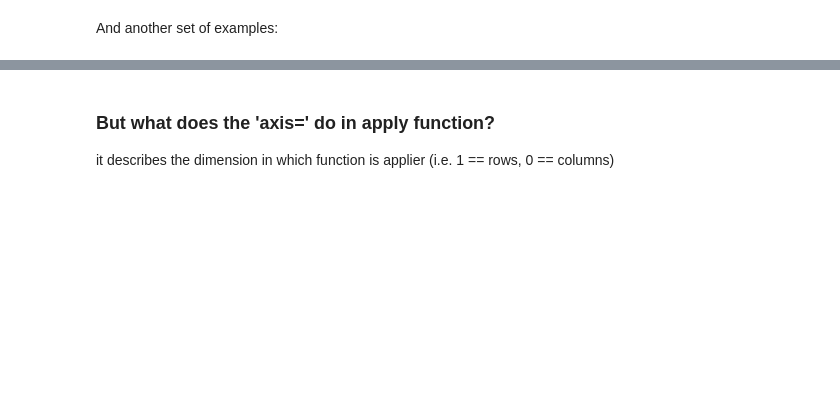
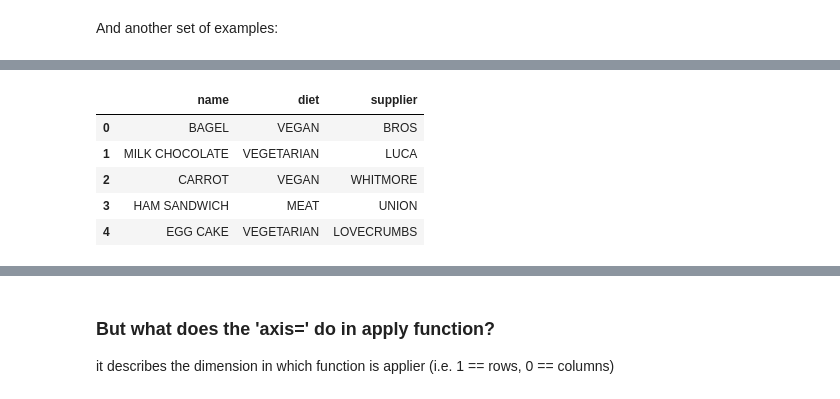
Before and after one commit to DrBenjamin/Applied-Software-Development-in-Health-and-Social-Care, a Jupyter notebook: 2_1_Learning_materials/B21 Pandas - data manipulation with Numpy and Panda v2.0.ipynb, the cells around one changed output, grey strips where cells are left out. Drawn from its saved outputs; the diff is of its cells as text; code cells hidden in the pictures; blank space fills up the shorter version.

```diff
--- a/2_1_Learning_materials/B21 Pandas - data manipulation with Numpy and Panda v2.0.ipynb
+++ b/2_1_Learning_materials/B21 Pandas - data manipulation with Numpy and Panda v2.0.ipynb
@@ -546,13 +758,21 @@ foods
 # %%
 foods = pd.DataFrame({
     'name': ['Bagel', 'Milk Chocolate', 'Carrot', 'Ham Sandwich', 'Egg Cake'],
     'diet':['Vegan', 'Vegetarian', 'Vegan', 'Meat', 'Vegetarian'],
     'supplier':['Bros', 'Luca', 'Whitmore', 'Union', 'Lovecrumbs']
 })
 
 
-new_foods = foods.applymap(to_upper_case) # applymap is used on a while dataframe
+#new_foods = foods.applymap(to_upper_case) # applymap is used on a whole dataframe
+new_foods = foods.map(to_upper_case)
 new_foods
+# %% [output]
+|  | name | diet | supplier |
+| 0 | BAGEL | VEGAN | BROS |
+| 1 | MILK CHOCOLATE | VEGETARIAN | LUCA |
+| 2 | CARROT | VEGAN | WHITMORE |
+| 3 | HAM SANDWICH | MEAT | UNION |
+| 4 | EGG CAKE | VEGETARIAN | LOVECRUMBS |
 # %%
 foods = pd.DataFrame({
     'name': ['Bagel', 'Milk Chocolate', 'Carrot', 'Ham Sandwich', 'Egg Cake'],
```
Also changed, not shown: parts of 69 cells of this notebook.
